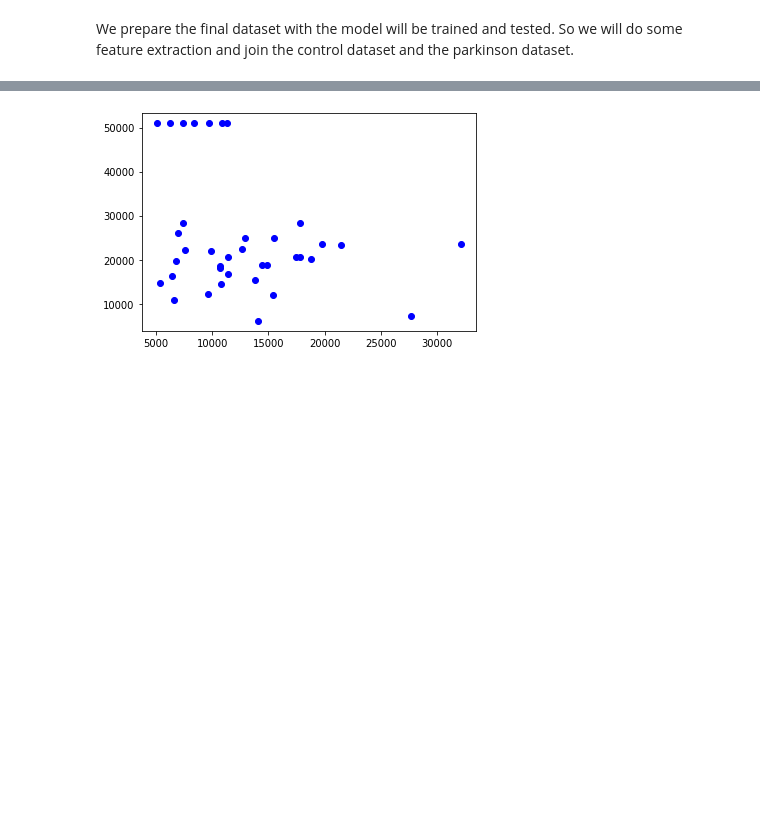
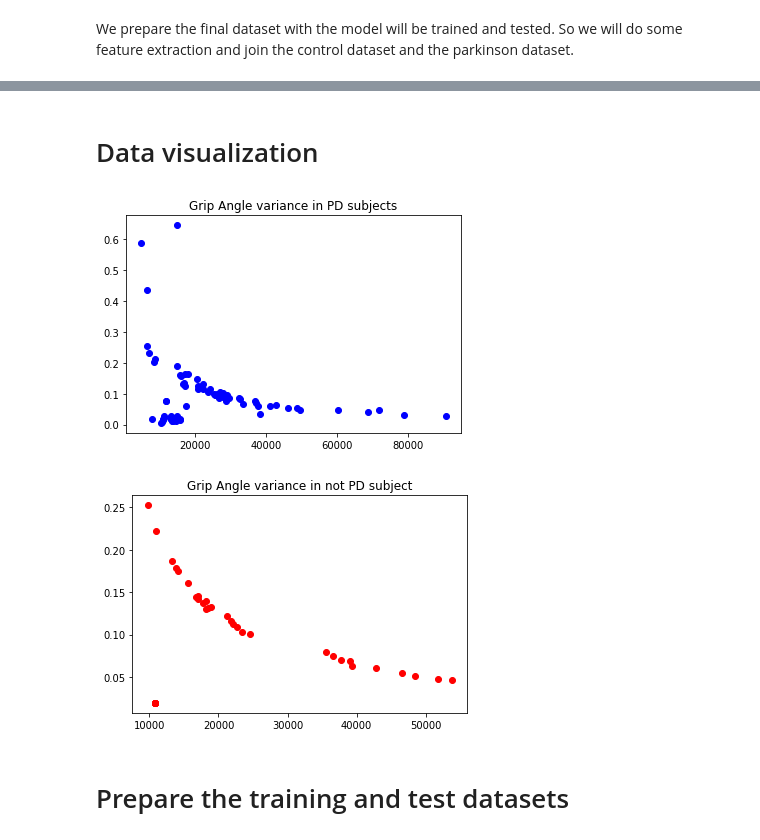
Before and after one commit to ErlantzCalvo/Parkinson_Detection, a Jupyter notebook: Parkinson_disease.ipynb, the cells around one changed output, grey strips where cells are left out. Saved outputs shown, nothing was run; the diff lists cells and outputs as text; code cells hidden in the pictures; blank space fills up the shorter version.

Commit message:
Feature extraction, some data visualization and demo of LR, RF and Tpot prediction done

```diff
--- a/Parkinson_disease.ipynb
+++ b/Parkinson_disease.ipynb
@@ -172,13 +192,27 @@ final_dataset
+# %% [markdown]
+# Data visualization
 # %%
 control_data = final_dataset[final_dataset['Parkinson']==0]
-control_grip = control_data['GripAngleVariance']
-controlX = control_grip.to_list()
+control_grip = control_data['CoordinatesDelta']
+control_time = control_data['Duration']
+controlY = control_grip.to_list()
+controlX = control_time.to_list()
 
 parkinson_data = final_dataset[final_dataset['Parkinson']==1]
-parkinson_grip = parkinson_data['GripAngleVariance']
-parkinsonX = parkinson_grip.to_list()
+parkinson_grip = parkinson_data['CoordinatesDelta']
+parkinson_time = parkinson_data['Duration']
+parkinsonY = parkinson_grip.to_list()
+parkinsonX = parkinson_time.to_list()
 
-plt.plot( parkinsonX[:37], controlX, 'bo')
+plt.plot( parkinsonX, parkinsonY, 'bo')
+plt.title('Grip Angle variance in PD subjects')
 plt.show()
+
+plt.plot(controlX, controlY, 'ro')
+plt.title('Grip Angle variance in not PD subject')
+plt.show()
 # %% [output]
-[figure, old version]
+[figure, new version]
+[figure, added]
+# %% [markdown]
+# Prepare the training and test datasets
```
Also changed, not shown: parts of 12 cells of this notebook.
